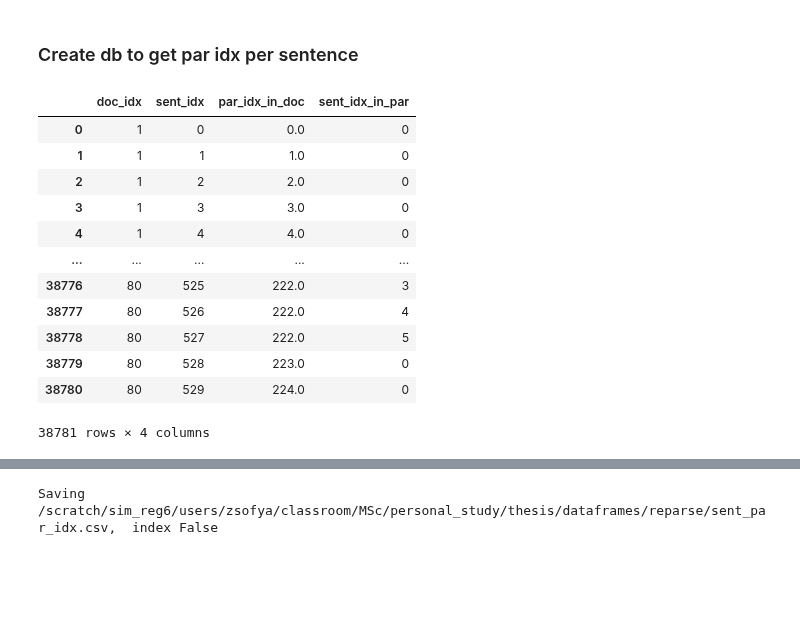
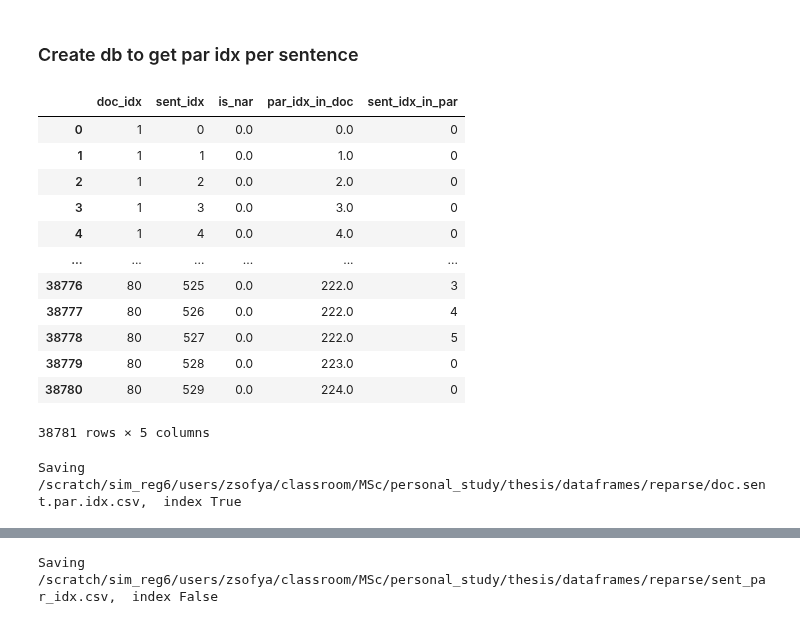
Before and after one commit to Sofy34/personal_strudy, a Jupyter notebook: thesis/20_paragraph_f1.ipynb, the cells around one changed output, grey strips where cells are left out. Drawn from its saved outputs; the diff is of its cells as text; code cells hidden in the pictures; blank space fills up the shorter version.

```diff
--- a/thesis/20_paragraph_f1.ipynb
+++ b/thesis/20_paragraph_f1.ipynb
@@ -69,19 +69,23 @@ Opened /scratch/sim_reg6/users/zsofya/classroom/MSc/personal_study/thesis/datafr
 # %% [markdown]
 ### Create db to get par idx per sentence
 # %%
-sent_db =  common_utils.concat_dbs(dir_name,"sent_db",['par_idx_in_doc','sent_idx_in_par'])
+sent_db =  common_utils.concat_dbs(dir_name,"sent_db",['par_idx_in_doc','sent_idx_in_par','is_nar'])
 sent_db
 # %% [output]
-|  | doc_idx | sent_idx | par_idx_in_doc | sent_idx_in_par |
-| 0 | 1 | 0 | 0.0 | 0 |
-| 1 | 1 | 1 | 1.0 | 0 |
-| 2 | 1 | 2 | 2.0 | 0 |
-| 3 | 1 | 3 | 3.0 | 0 |
-| 4 | 1 | 4 | 4.0 | 0 |
-| ... | ... | ... | ... | ... |
-| 38776 | 80 | 525 | 222.0 | 3 |
-| 38777 | 80 | 526 | 222.0 | 4 |
-| 38778 | 80 | 527 | 222.0 | 5 |
-| 38779 | 80 | 528 | 223.0 | 0 |
-| 38780 | 80 | 529 | 224.0 | 0 |
+|  | doc_idx | sent_idx | is_nar | par_idx_in_doc | sent_idx_in_par |
+| 0 | 1 | 0 | 0.0 | 0.0 | 0 |
+| 1 | 1 | 1 | 0.0 | 1.0 | 0 |
+| 2 | 1 | 2 | 0.0 | 2.0 | 0 |
+| 3 | 1 | 3 | 0.0 | 3.0 | 0 |
+| 4 | 1 | 4 | 0.0 | 4.0 | 0 |
+| ... | ... | ... | ... | ... | ... |
+| 38776 | 80 | 525 | 0.0 | 222.0 | 3 |
+| 38777 | 80 | 526 | 0.0 | 222.0 | 4 |
+| 38778 | 80 | 527 | 0.0 | 222.0 | 5 |
+| 38779 | 80 | 528 | 0.0 | 223.0 | 0 |
+| 38780 | 80 | 529 | 0.0 | 224.0 | 0 |
-38781 rows × 4 columns
+38781 rows × 5 columns
+# %%
+common_utils.save_db(sent_db,dir_name,"doc.sent.par.idx",True)
+# %% [output]
+Saving /scratch/sim_reg6/users/zsofya/classroom/MSc/personal_study/thesis/dataframes/reparse/doc.sent.par.idx.csv,  index True
```
Also changed, not shown: parts of 37 cells of this notebook, 5 other files.
